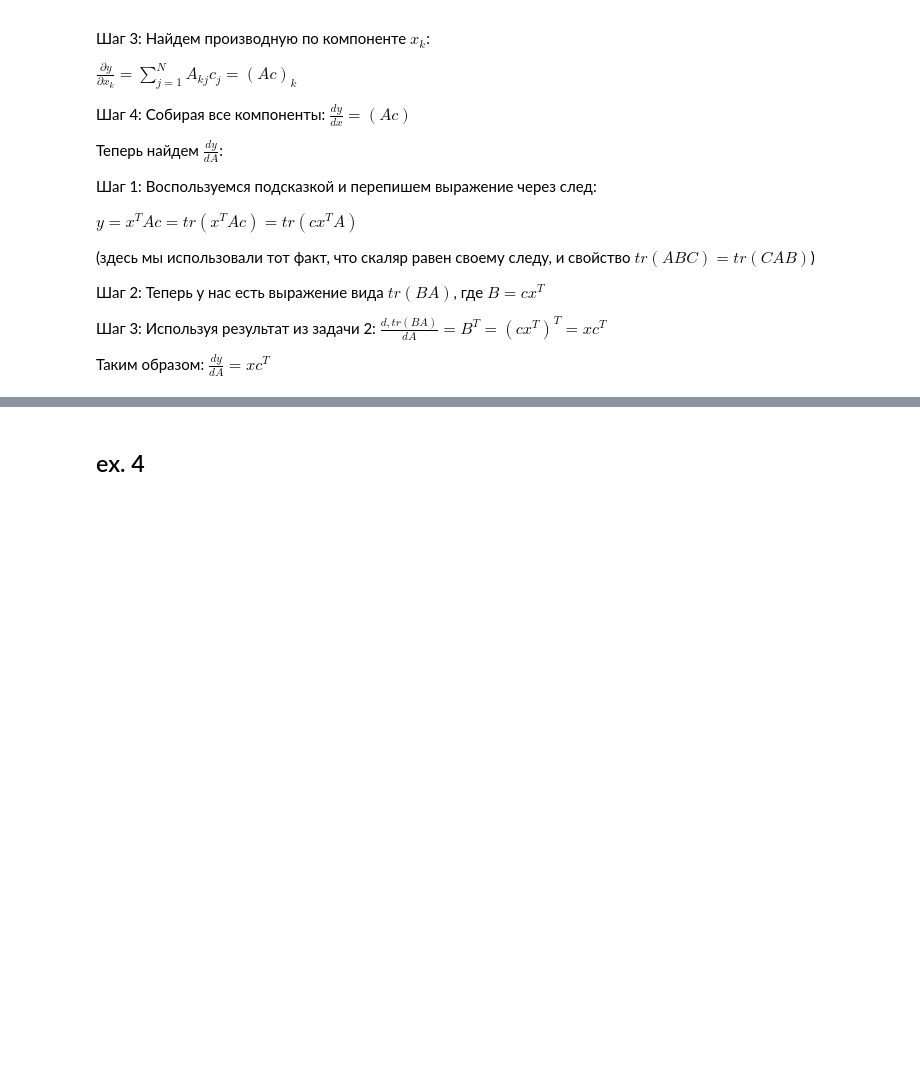
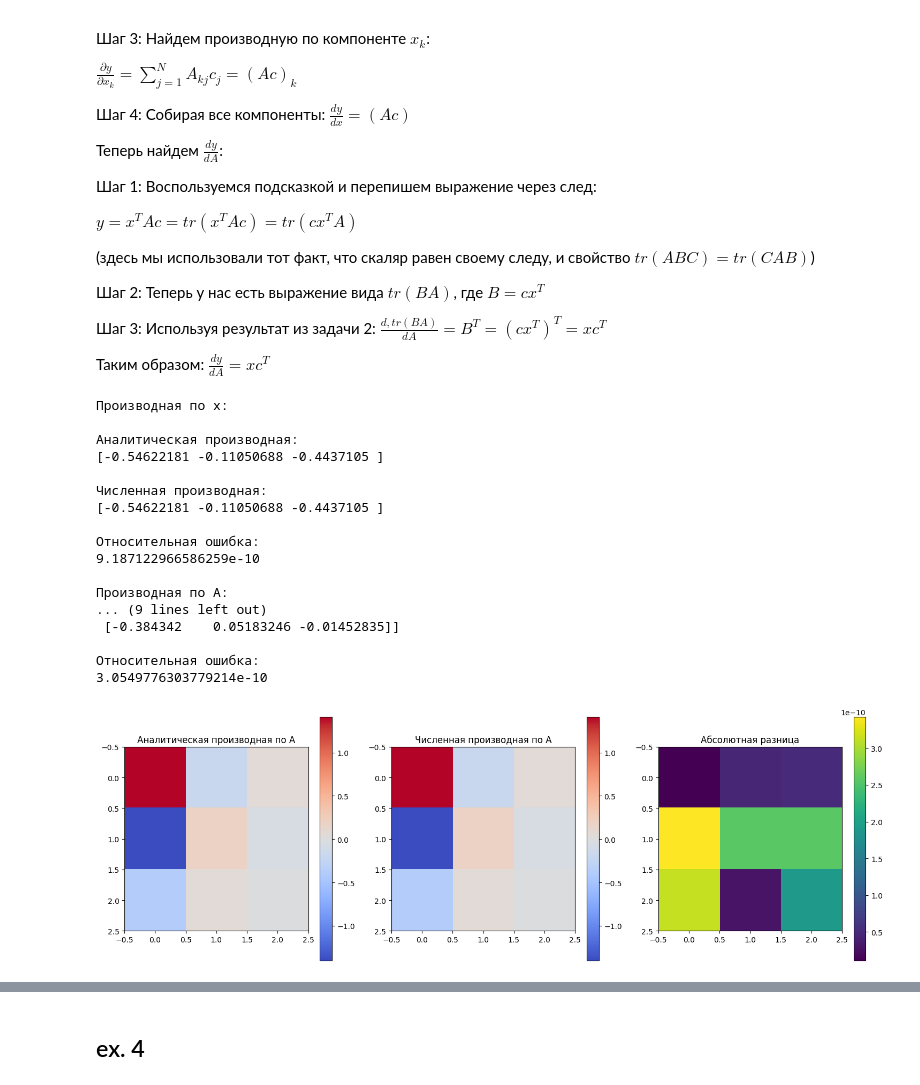
Before and after one commit to JannaBabicheva/lab01_ml_pipeline, a Jupyter notebook: Babicheva_"lab01_part1_questions_ipynb".ipynb, the cells around one changed output, grey strips where cells are left out. Drawn from its saved outputs; the diff is of its cells as text; code cells hidden in the pictures; blank space fills up the shorter version.

```diff
--- a/Babicheva_"lab01_part1_questions_ipynb".ipynb
+++ b/Babicheva_"lab01_part1_questions_ipynb".ipynb
@@ -397,0 +441,71 @@ $\frac{dy}{dA} =  xc^T$
+# %%
+# Проверим на конкретном примере
+N = 3
+x = np.random.randn(N)
+A = np.random.randn(N, N)
+c = np.random.randn(N)
+
+# Вычислим производные по x
+dx_analytical = analytical_dx(A, c)
+dx_numerical = numerical_dx(x, A, c)
+
+# Вычислим производные по A
+dA_analytical = analytical_dA(x, c)
+dA_numerical = numerical_dA(x, A, c)
+
+# Выведем результаты
+print("Производная по x:")
+print("\nАналитическая производная:")
+print(dx_analytical)
+print("\nЧисленная производная:")
+print(dx_numerical)
+print("\nОтносительная ошибка:")
+print(norm(dx_analytical - dx_numerical) / norm(dx_analytical))
+
+print("\nПроизводная по A:")
+print("\nАналитическая производная:")
+print(dA_analytical)
+print("\nЧисленная производная:")
+print(dA_numerical)
+print("\nОтносительная ошибка:")
+print(norm(dA_analytical - dA_numerical) / norm(dA_analytical))
+
+# Визуализация результатов для производной по A
+plt.figure(figsize=(15, 5))
+
+plt.subplot(1, 3, 1)
+plt.imshow(dA_analytical, cmap='coolwarm')
+plt.colorbar()
+plt.title('Аналитическая производная по A')
+
+plt.subplot(1, 3, 2)
+plt.imshow(dA_numerical, cmap='coolwarm')
+plt.colorbar()
+plt.title('Численная производная по A')
+
+plt.subplot(1, 3, 3)
+plt.imshow(np.abs(dA_analytical - dA_numerical), cmap='viridis')
+plt.colorbar()
+plt.title('Абсолютная разница')
+
+plt.tight_layout()
+plt.show()
+# %% [output]
+Производная по x:
+
+Аналитическая производная:
+[-0.54622181 -0.11050688 -0.4437105 ]
+
+Численная производная:
+[-0.54622181 -0.11050688 -0.4437105 ]
+
+Относительная ошибка:
+9.187122966586259e-10
+
+Производная по A:
+... (9 lines left out)
+ [-0.384342    0.05183246 -0.01452835]]
+
+Относительная ошибка:
+3.0549776303779214e-10
+[figure, added]
```
Also changed, not shown: parts of 6 cells of this notebook.
